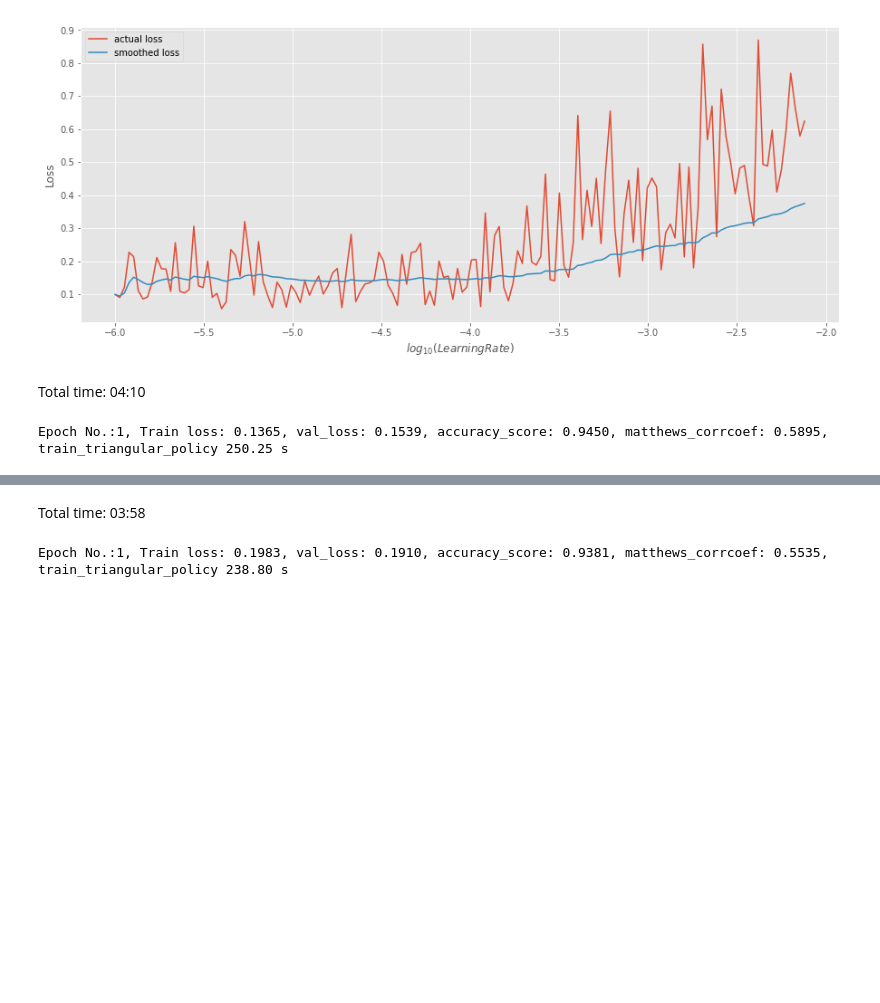
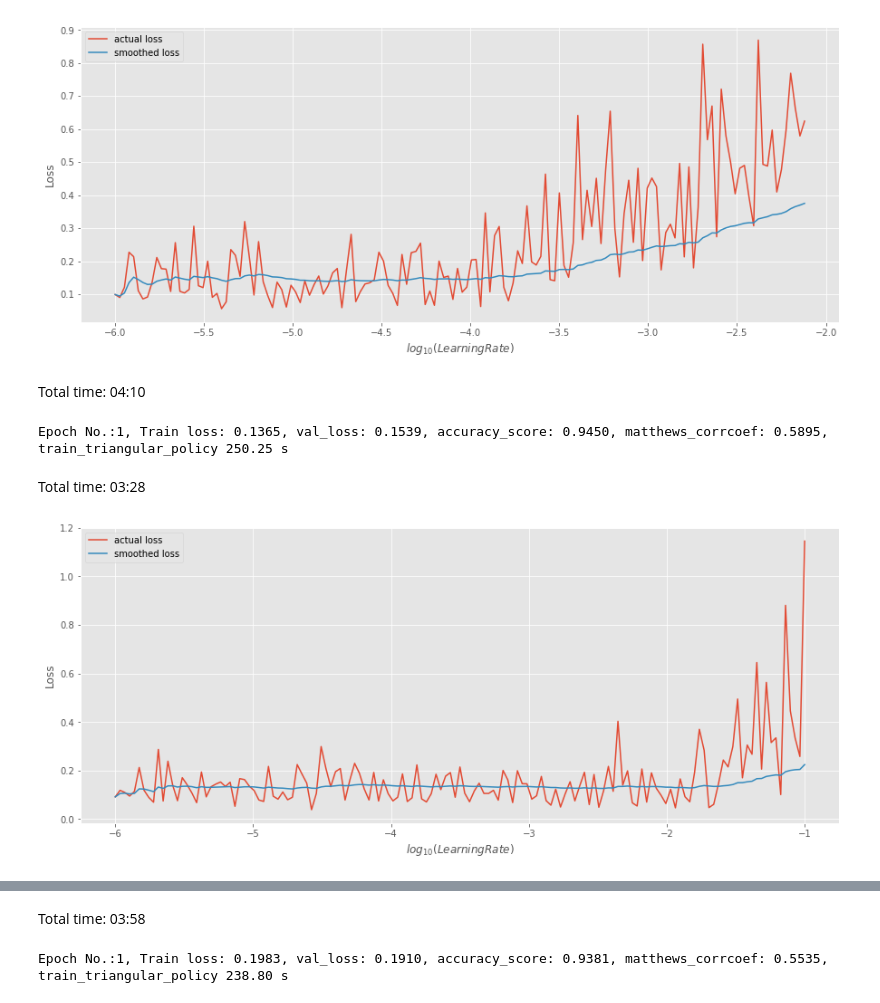
Before and after one commit to gokul-krishna/VSBPowerLineFaultDetection, a Jupyter notebook: v0.3.1.normal_spectrogram.ipynb, the cells around one changed output, grey strips where cells are left out. Saved outputs shown, nothing was run; the diff lists cells and outputs as text; code cells hidden in the pictures; blank space fills up the shorter version.

```diff
--- a/v0.3.1.normal_spectrogram.ipynb
+++ b/v0.3.1.normal_spectrogram.ipynb
@@ -306,4 +302,16 @@ train_triangular_policy 250.25 s
 save_model(model, 'models/unfreeze2.mdl')
 # %%
 load_model(model, 'models/unfreeze2.mdl')
+# %%
+model = model.cuda()
+# %%
+log_lrs, losses, smooth_losses = lr_range_finder(model, train_dl, lr_low=1e-6,
+                                                 lr_high=0.1, loss_criteria=loss_criteria,
+                                                 epochs=1)
+# %% [output]
+Total time: 03:28
+# %%
+plot_lr(log_lrs, losses, smooth_losses)
+# %% [output]
+[figure, added]
 # %%
```
Also changed, not shown: parts of 31 cells of this notebook, 4 other files.
